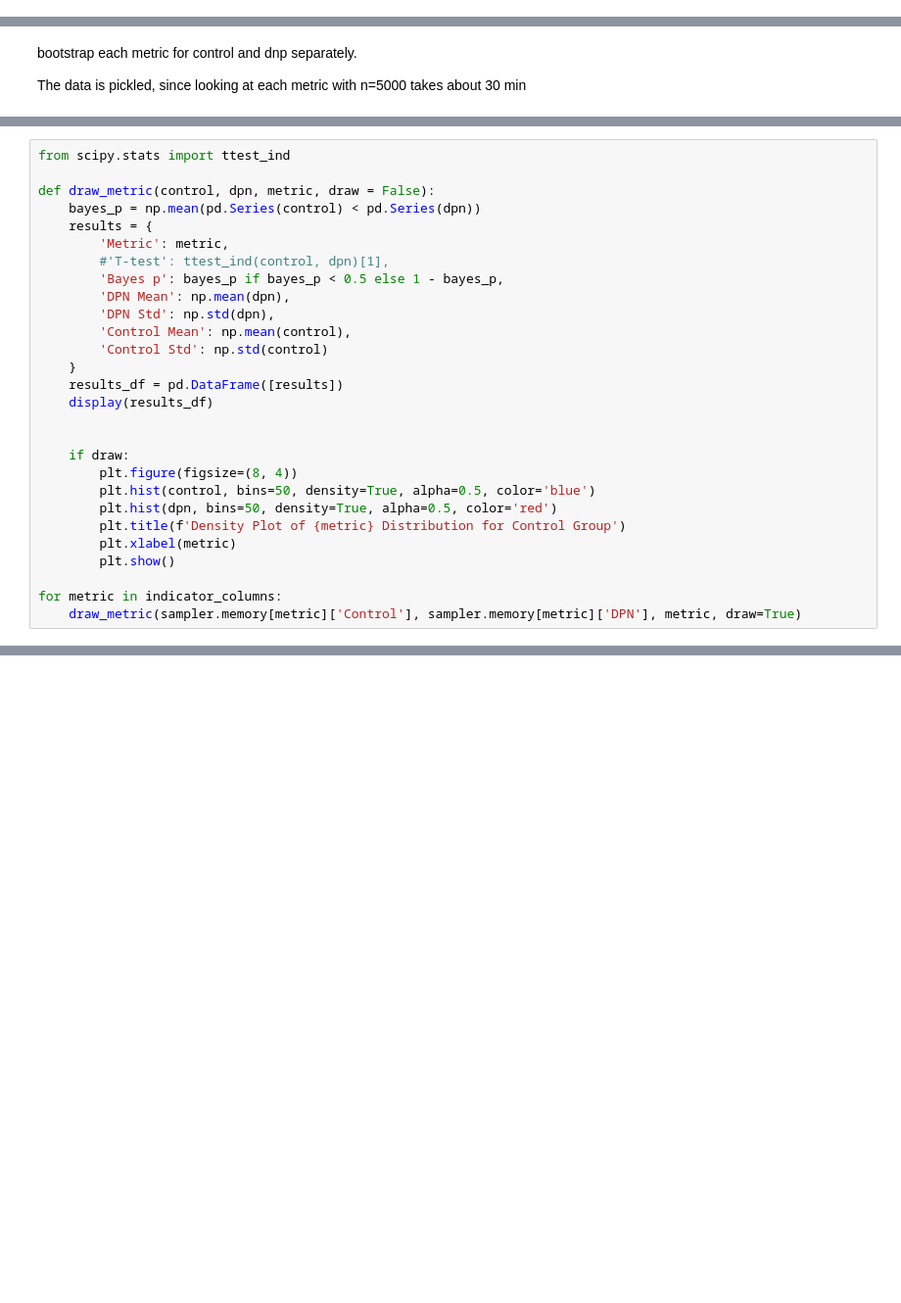
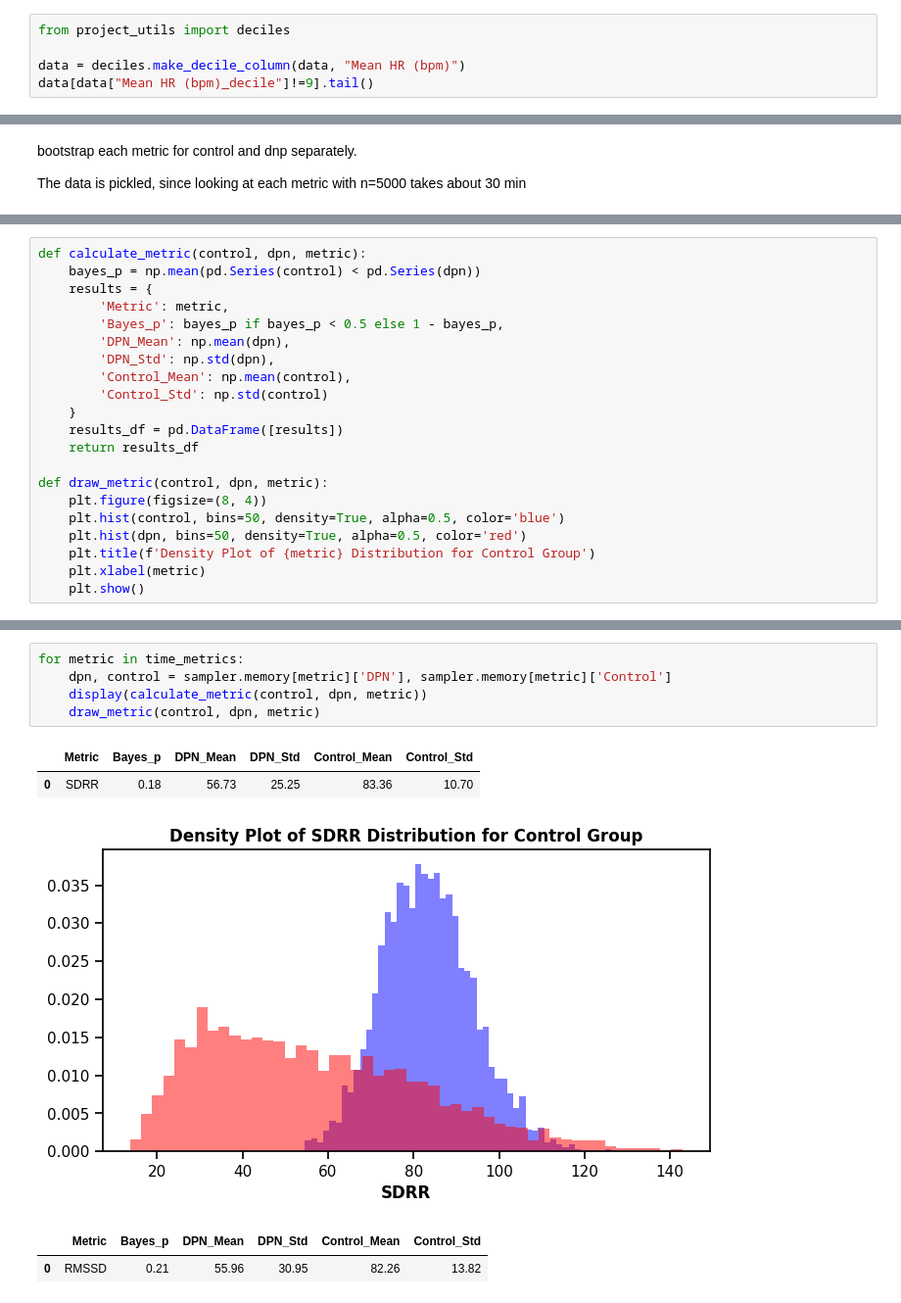
Before and after one commit to ad-aspera/HRV-EDA, a Jupyter notebook: Bayesian_approach.ipynb, the cells around one changed output, grey strips where cells are left out. Shown at 98% size. Saved outputs shown, nothing was run; the diff lists cells and outputs as text; blank space fills up the shorter version.

```diff
--- a/Bayesian_approach.ipynb
+++ b/Bayesian_approach.ipynb
@@ -67,0 +39,5 @@ non_linear_metrics = ['S', 'SD1', 'SD2', 'SD1/SD2',
+# %%
+from project_utils import deciles
+
+data = deciles.make_decile_column(data, "Mean HR (bpm)")
+data[data["Mean HR (bpm)_decile"]!=9].tail()
@@ -123,28 +132,21 @@ else:
 # %%
-from scipy.stats import ttest_ind
-
-def draw_metric(control, dpn, metric, draw = False):
+def calculate_metric(control, dpn, metric):
     bayes_p = np.mean(pd.Series(control) < pd.Series(dpn))
     results = {
         'Metric': metric,
-        #'T-test': ttest_ind(control, dpn)[1],
-        'Bayes p': bayes_p if bayes_p < 0.5 else 1 - bayes_p,
-        'DPN Mean': np.mean(dpn),
-        'DPN Std': np.std(dpn),
-        'Control Mean': np.mean(control),
-        'Control Std': np.std(control)
+        'Bayes_p': bayes_p if bayes_p < 0.5 else 1 - bayes_p,
+        'DPN_Mean': np.mean(dpn),
+        'DPN_Std': np.std(dpn),
+        'Control_Mean': np.mean(control),
+        'Control_Std': np.std(control)
     }
     results_df = pd.DataFrame([results])
-    display(results_df)
+    return results_df
 
-
-    if draw:
-        plt.figure(figsize=(8, 4))
-        plt.hist(control, bins=50, density=True, alpha=0.5, color='blue')
-        plt.hist(dpn, bins=50, density=True, alpha=0.5, color='red')
-        plt.title(f'Density Plot of {metric} Distribution for Control Group')
-        plt.xlabel(metric)
-        plt.show()
-
-for metric in indicator_columns:
-    draw_metric(sampler.memory[metric]['Control'], sampler.memory[metric]['DPN'], metric, draw=True)
+def draw_metric(control, dpn, metric):
+    plt.figure(figsize=(8, 4))
+    plt.hist(control, bins=50, density=True, alpha=0.5, color='blue')
+    plt.hist(dpn, bins=50, density=True, alpha=0.5, color='red')
+    plt.title(f'Density Plot of {metric} Distribution for Control Group')
+    plt.xlabel(metric)
+    plt.show()
@@ -170,0 +153,11 @@ for metric in indicator_columns:
+# %%
+for metric in time_metrics:
+    dpn, control = sampler.memory[metric]['DPN'], sampler.memory[metric]['Control']
+    display(calculate_metric(control, dpn, metric))
+    draw_metric(control, dpn, metric)
+# %% [output]
+|  | Metric | Bayes_p | DPN_Mean | DPN_Std | Control_Mean | Control_Std |
+| 0 | SDRR | 0.18 | 56.73 | 25.25 | 83.36 | 10.70 |
+[figure, added]
+|  | Metric | Bayes_p | DPN_Mean | DPN_Std | Control_Mean | Control_Std |
+| 0 | RMSSD | 0.21 | 55.96 | 30.95 | 82.26 | 13.82 |
```
Also changed, not shown: parts of 29 cells of this notebook, 37 other files.
